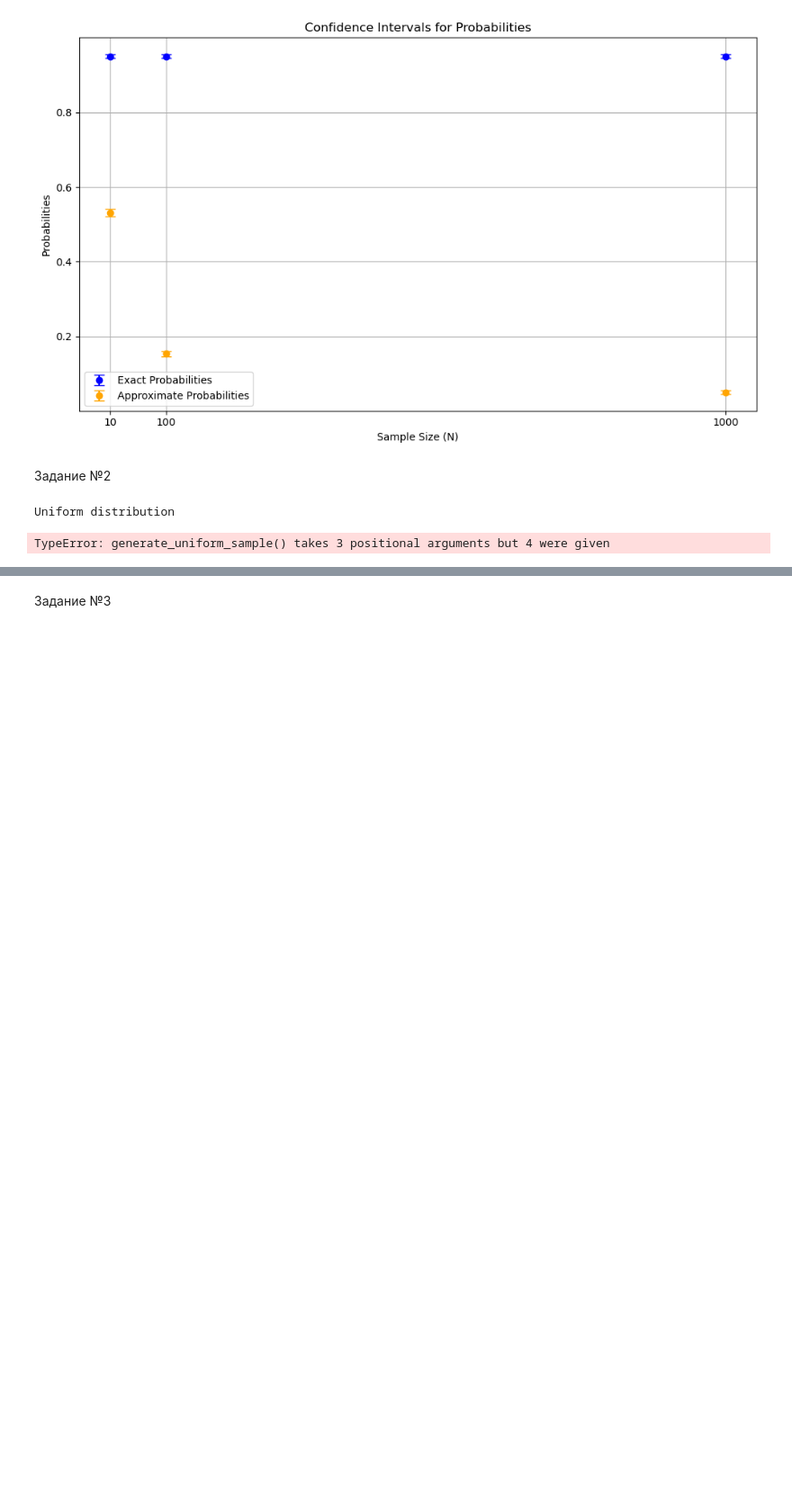
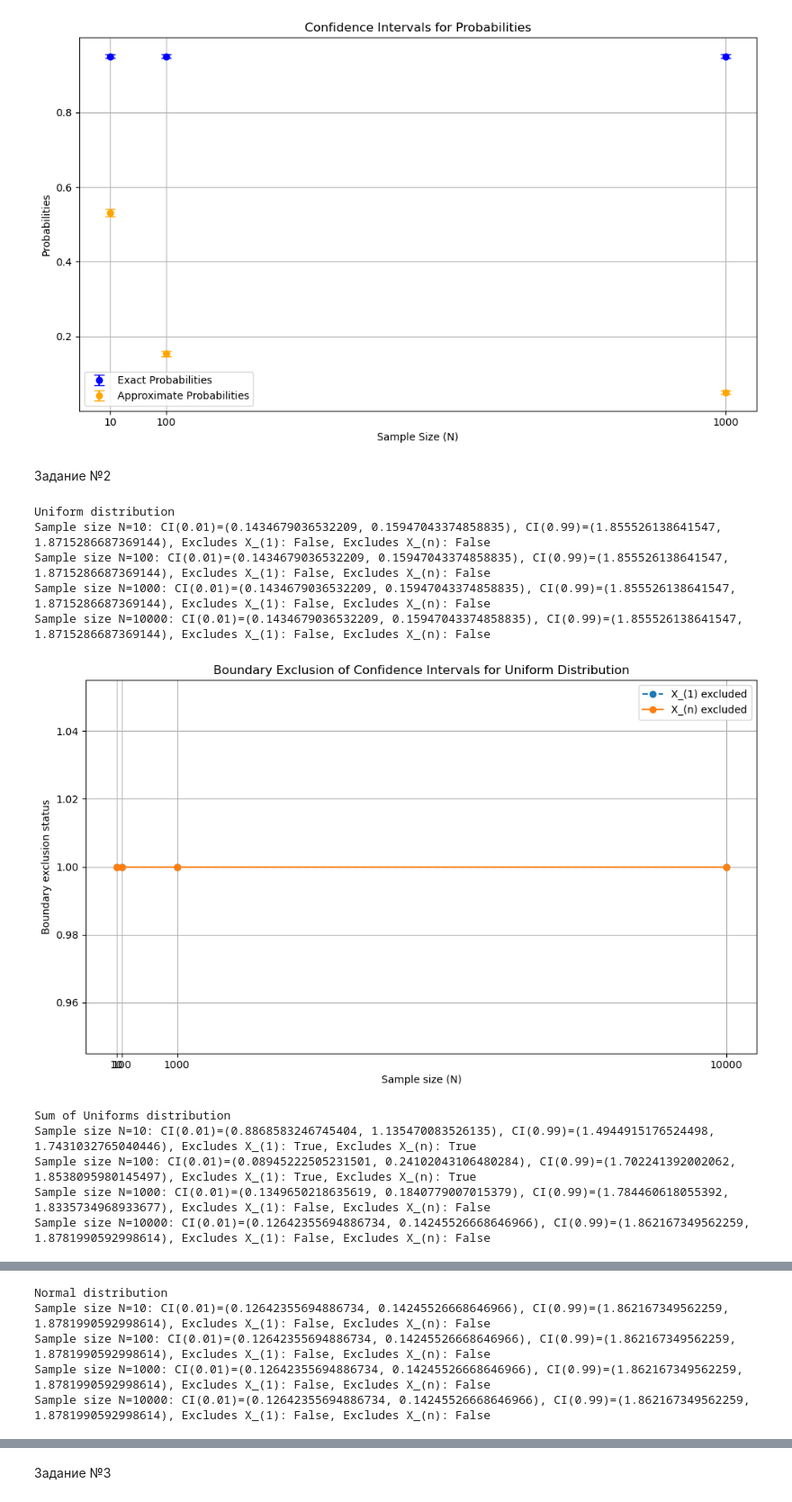
Before and after one commit to bananananacat/applied-statistics, a Jupyter notebook: hw4/hw4_appl_statistics.ipynb, the cells around one changed output, grey strips where cells are left out. Shown at 90% size. Saved outputs shown, nothing was run; the diff lists cells and outputs as text; code cells hidden in the pictures; blank space fills up the shorter version.

```diff
--- a/hw4/hw4_appl_statistics.ipynb
+++ b/hw4/hw4_appl_statistics.ipynb
@@ -270,10 +270,14 @@ for dist_name, generator in distribution_generators.items():
     print(f"\n{dist_name} distribution")
     boundary_exclusions = []
 
+    # Iterate over different sample sizes
     for N in sample_sizes:
-
+        # Generate samples
+        if dist_name == "Sum of Uniforms":
             sample_data = generator(N, 0, 1, 2)
 
+
+        # Calculate quantile confidence intervals
         ci_q1, ci_q99 = quantile_confidence_intervals(sample_data)
 
         # Get min and max values of the sample
@@ -281,31 +285,40 @@ for dist_name, generator in distribution_generators.items():
         max_value = np.max(sample_data)
 
         # Check if quantile intervals exclude the min and max values
         is_q1_excluded, is_q99_excluded = check_boundary_inclusion(ci_q1, ci_q99, min_value, max_value)
 
         boundary_exclusions.append((N, is_q1_excluded, is_q99_excluded))
 
         # Print results
         print(f"Sample size N={N}: CI(0.01)={ci_q1}, CI(0.99)={ci_q99}, "
               f"Excludes X_(1): {not is_q1_excluded}, Excludes X_(n): {not is_q99_excluded}")
 
     # Plotting the results
     plt.figure(figsize=(10, 6))
     x_values = [item[0] for item in boundary_exclusions]
     q1_exclusions = [item[1] for item in boundary_exclusions]
     q99_exclusions = [item[2] for item in boundary_exclusions]
 
     plt.plot(x_values, q1_exclusions, marker='o', label="X_(1) excluded", linestyle='--')
     plt.plot(x_values, q99_exclusions, marker='o', label="X_(n) excluded", linestyle='-')
 
     plt.xticks(sample_sizes)
     plt.xlabel('Sample size (N)')
     plt.ylabel('Boundary exclusion status')
     plt.title(f'Boundary Exclusion of Confidence Intervals for {dist_name} Distribution')
     plt.legend()
     plt.grid()
     plt.tight_layout()
     plt.show()
 # %% [output]
 Uniform distribution
+Sample size N=10: CI(0.01)=(0.1434679036532209, 0.15947043374858835), CI(0.99)=(1.855526138641547, 1.8715286687369144), Excludes X_(1): False, Excludes X_(n): False
+Sample size N=100: CI(0.01)=(0.1434679036532209, 0.15947043374858835), CI(0.99)=(1.855526138641547, 1.8715286687369144), Excludes X_(1): False, Excludes X_(n): False
+Sample size N=1000: CI(0.01)=(0.1434679036532209, 0.15947043374858835), CI(0.99)=(1.855526138641547, 1.8715286687369144), Excludes X_(1): False, Excludes X_(n): False
+Sample size N=10000: CI(0.01)=(0.1434679036532209, 0.15947043374858835), CI(0.99)=(1.855526138641547, 1.8715286687369144), Excludes X_(1): False, Excludes X_(n): False
+[figure, added]
-TypeError: generate_uniform_sample() takes 3 positional arguments but 4 were given
+Sum of Uniforms distribution
+Sample size N=10: CI(0.01)=(0.8868583246745404, 1.135470083526135), CI(0.99)=(1.4944915176524498, 1.7431032765040446), Excludes X_(1): True, Excludes X_(n): True
+Sample size N=100: CI(0.01)=(0.08945222505231501, 0.24102043106480284), CI(0.99)=(1.702241392002062, 1.8538095980145497), Excludes X_(1): True, Excludes X_(n): True
+Sample size N=1000: CI(0.01)=(0.1349650218635619, 0.1840779007015379), CI(0.99)=(1.784460618055392, 1.8335734968933677), Excludes X_(1): False, Excludes X_(n): False
+Sample size N=10000: CI(0.01)=(0.12642355694886734, 0.14245526668646966), CI(0.99)=(1.862167349562259, 1.8781990592998614), Excludes X_(1): False, Excludes X_(n): False
@@ -311,0 +326,5 @@ TypeError: generate_uniform_sample() takes 3 positional arguments but 4 were giv
+Normal distribution
+Sample size N=10: CI(0.01)=(0.12642355694886734, 0.14245526668646966), CI(0.99)=(1.862167349562259, 1.8781990592998614), Excludes X_(1): False, Excludes X_(n): False
+Sample size N=100: CI(0.01)=(0.12642355694886734, 0.14245526668646966), CI(0.99)=(1.862167349562259, 1.8781990592998614), Excludes X_(1): False, Excludes X_(n): False
+Sample size N=1000: CI(0.01)=(0.12642355694886734, 0.14245526668646966), CI(0.99)=(1.862167349562259, 1.8781990592998614), Excludes X_(1): False, Excludes X_(n): False
+Sample size N=10000: CI(0.01)=(0.12642355694886734, 0.14245526668646966), CI(0.99)=(1.862167349562259, 1.8781990592998614), Excludes X_(1): False, Excludes X_(n): False
```
Also changed, not shown: parts of 2 cells of this notebook.
